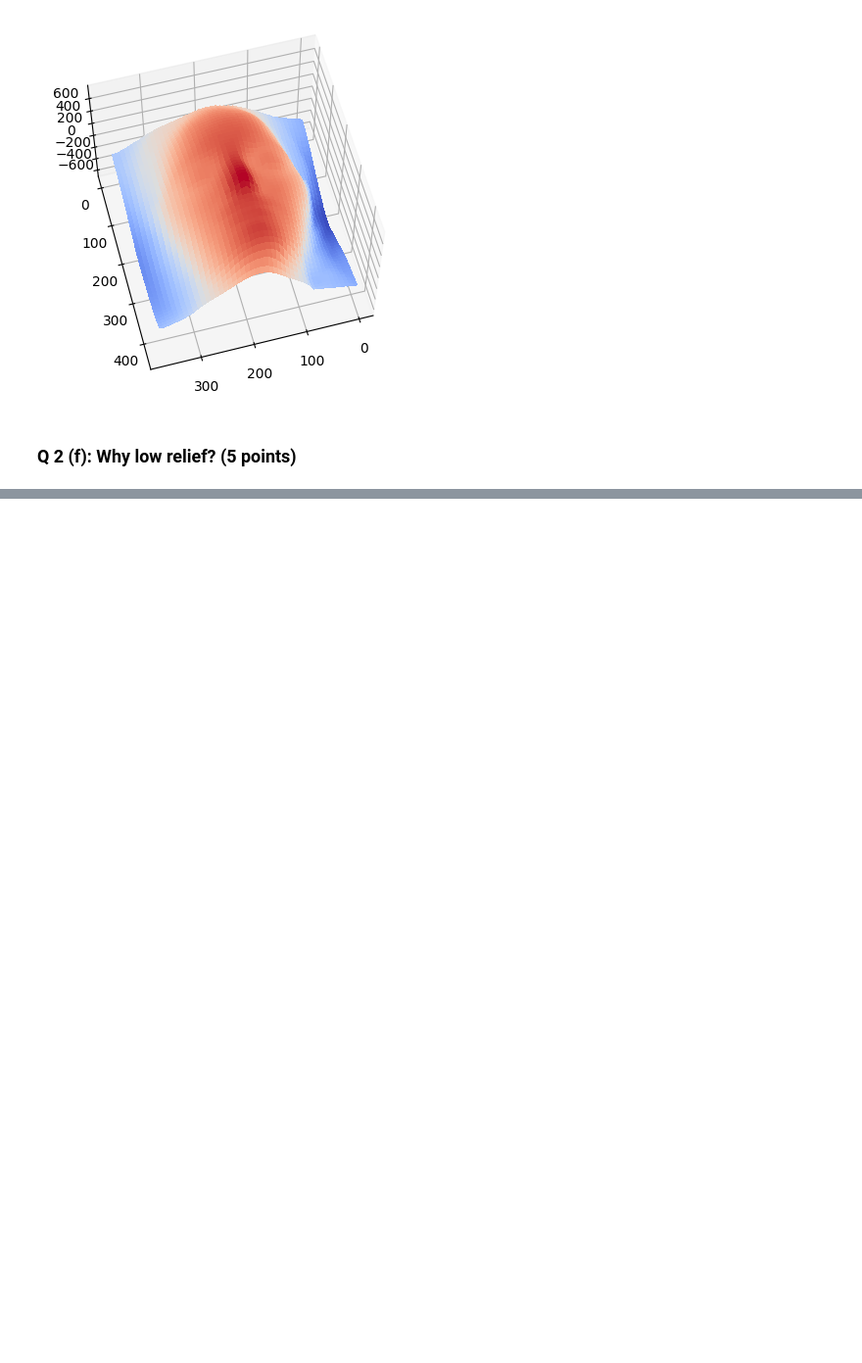
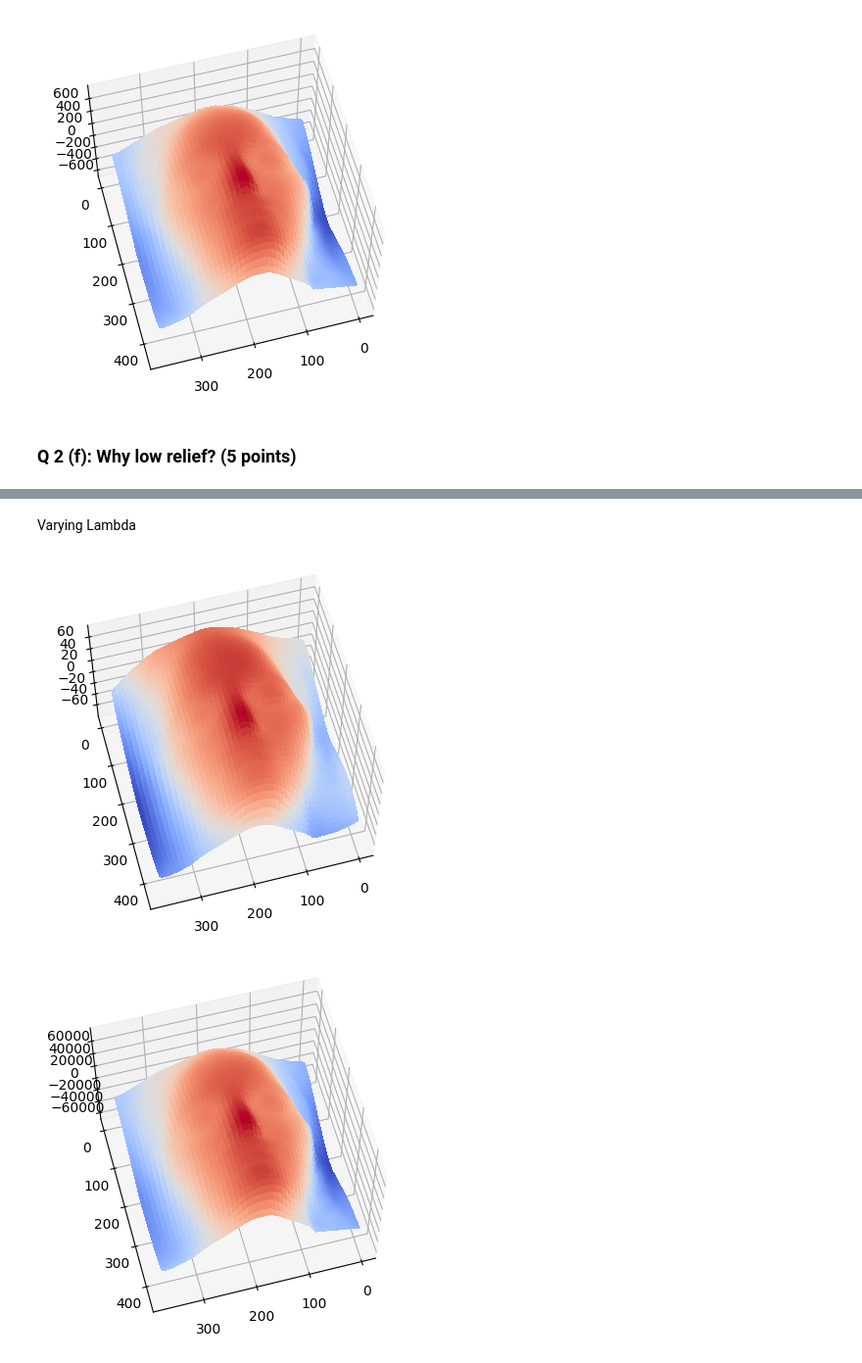
Before and after one commit to raynahata/16-720, a Jupyter notebook: hw6/HW6_Public.ipynb, the cells around one changed output, grey strips where cells are left out. Shown at 98% size. Cells and saved outputs as stored; diff of their text form; code cells hidden in the pictures; blank space fills up the shorter version.

```diff
--- a/hw6/HW6_Public.ipynb
+++ b/hw6/HW6_Public.ipynb
@@ -754,0 +814,13 @@ YOUR ANSWER HERE...
+# %% [markdown]
+Varying Lambda
+# %%
+
+I, L, s = loadData(data_dir)
+B, LEst = estimatePseudonormalsUncalibrated(I)
+albedos, normals = estimateAlbedosNormals(B)
+normals=enforceIntegrability(normals, s, sig = 3)
+plotBasRelief(normals,1,1,0.1)
+plotBasRelief(normals,1,1,100) #vary lambda
+# %% [output]
+[figure, added]
+[figure, added]
```
Also changed, not shown: parts of 19 cells of this notebook.
